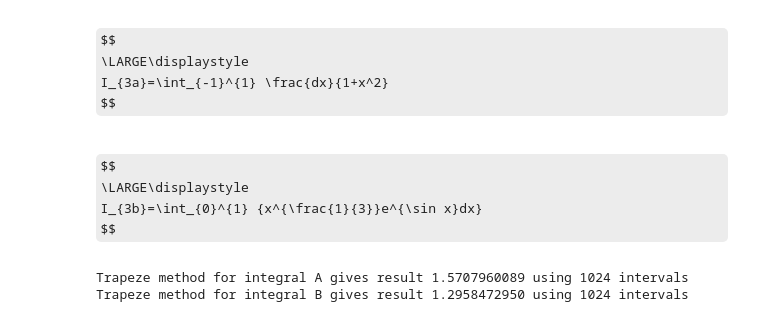
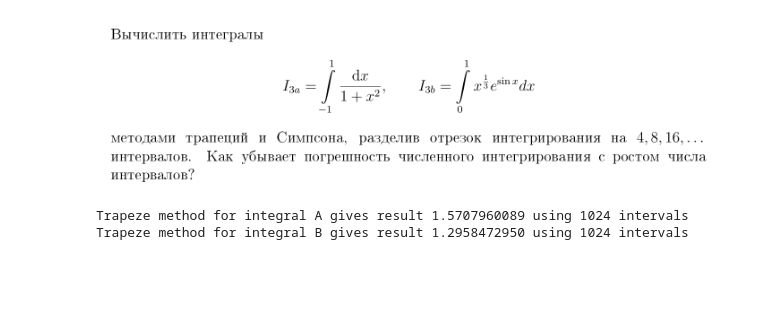
Before and after one commit to CuSynth/computational-physics, a Jupyter notebook: #3 Integrals/solution.ipynb, the cells around one changed output. Saved outputs shown, nothing was run; the diff lists cells and outputs as text; code cells hidden in the pictures; some formulas as TeX source; blank space fills up the shorter version.

Commit message:
task pictures now in notebooks

```diff
--- a/#3 Integrals/solution.ipynb
+++ b/#3 Integrals/solution.ipynb
@@ -7,13 +5,7 @@ from functools import partial
-# %% [markdown]
-$$
-\LARGE\displaystyle
-I_{3a}=\int_{-1}^{1} \frac{dx}{1+x^2}
-$$
-# %% [markdown]
-$$
-\LARGE\displaystyle
-I_{3b}=\int_{0}^{1} {x^{\frac{1}{3}}e^{\sin x}dx}
-$$
+# %%
+Image(filename='task 3.png')
+# %% [output]
+[figure, added]
 # %%
 def f(x):
     return 1/(1 + pow(x, 2))
```
Also changed, not shown: parts of 2 cells of this notebook.
